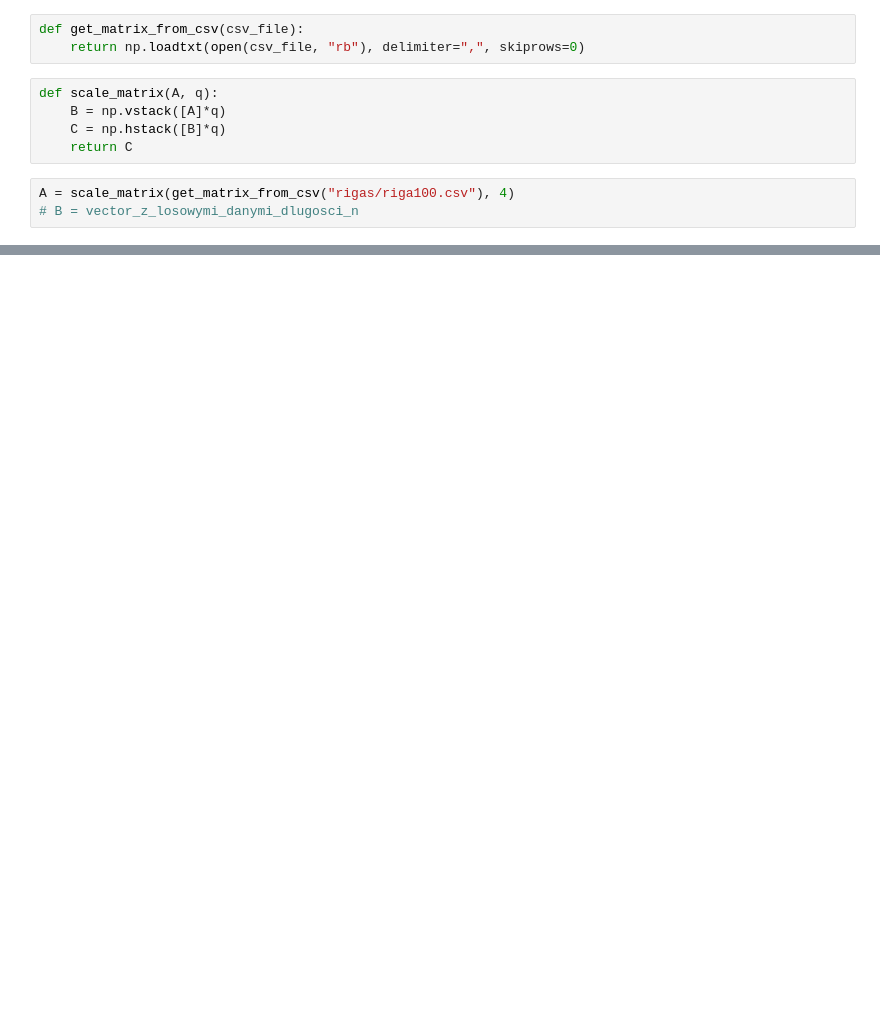
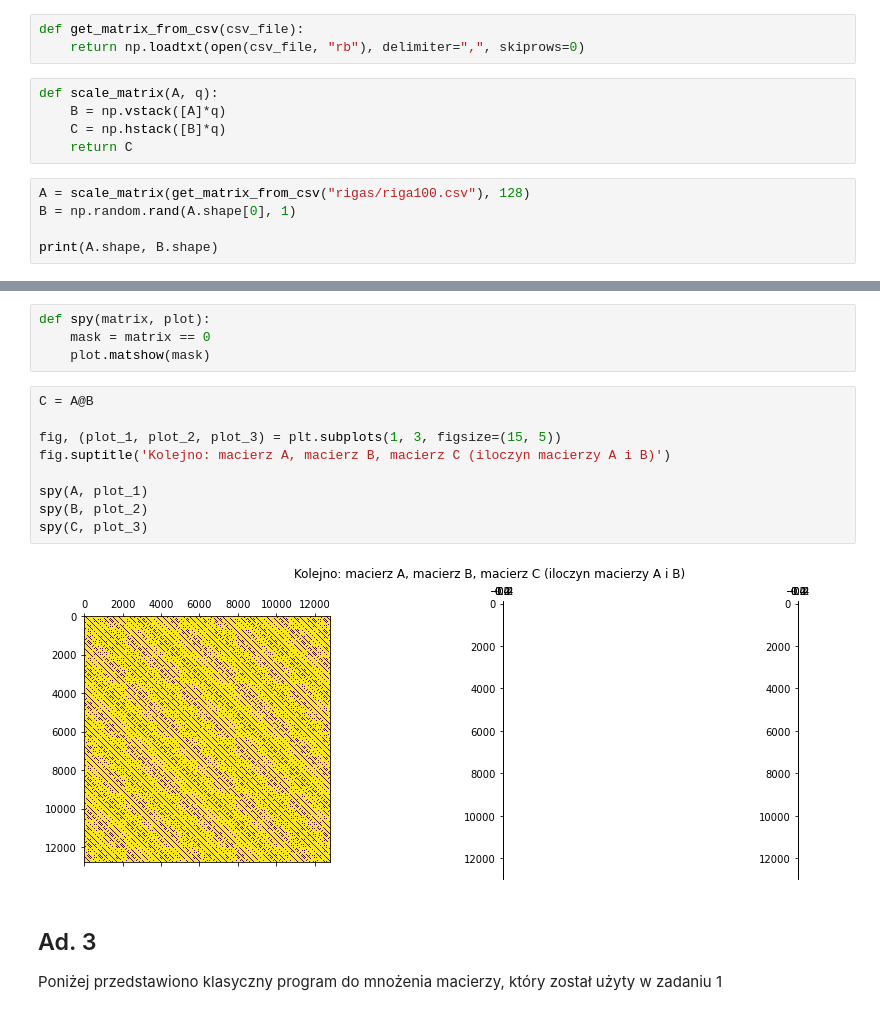
Before and after one commit to pkrucz00/alg_macierz, a Jupyter notebook: zadanie3/Zadanie3.ipynb, the cells around one changed output, grey strips where cells are left out. Saved outputs shown, nothing was run; the diff lists cells and outputs as text; blank space fills up the shorter version.

```diff
--- a/zadanie3/Zadanie3.ipynb
+++ b/zadanie3/Zadanie3.ipynb
@@ -27,5 +36,7 @@ def scale_matrix(A, q):
     C = np.hstack([B]*q)
     return C
 # %%
-A = scale_matrix(get_matrix_from_csv("rigas/riga100.csv"), 4)
-# B = vector_z_losowymi_danymi_dlugosci_n
+A = scale_matrix(get_matrix_from_csv("rigas/riga100.csv"), 128)
+B = np.random.rand(A.shape[0], 1)
+
+print(A.shape, B.shape)
@@ -31,0 +54,18 @@ A = scale_matrix(get_matrix_from_csv("rigas/riga100.csv"), 4)
+# %%
+def spy(matrix, plot):
+    mask = matrix == 0
+    plot.matshow(mask)
+# %%
+C = A@B
+
+fig, (plot_1, plot_2, plot_3) = plt.subplots(1, 3, figsize=(15, 5))
+fig.suptitle('Kolejno: macierz A, macierz B, macierz C (iloczyn macierzy A i B)')
+
+spy(A, plot_1)
+spy(B, plot_2)
+spy(C, plot_3)
+# %% [output]
+[figure, added]
+# %% [markdown]
+## Ad. 3
+Poniżej przedstawiono klasyczny program do mnożenia macierzy, który został użyty w zadaniu 1
```
Also changed, not shown: parts of 12 cells of this notebook.
